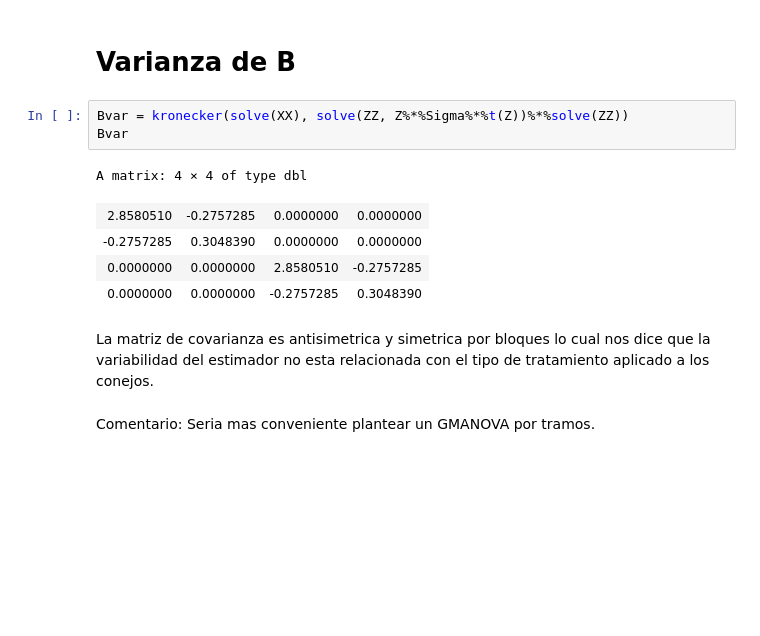
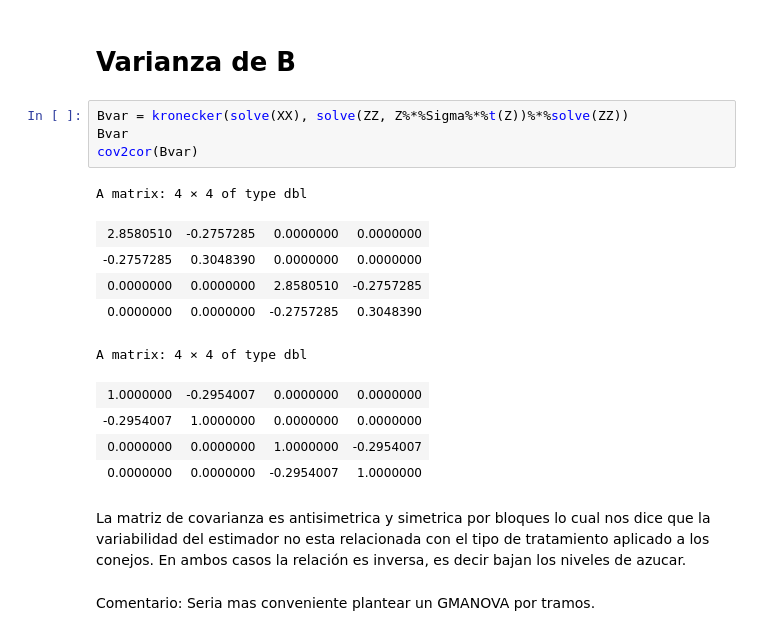
Before and after one commit to Fabimath/Multivariado, a Jupyter notebook: evaluación/p4.ipynb, the cells around one changed output. Cells and saved outputs as stored; diff of their text form; blank space fills up the shorter version.

```diff
--- a/evaluación/p4.ipynb
+++ b/evaluación/p4.ipynb
@@ -100,13 +107,19 @@ Existen fuertes correlaciones entre las variables.
 # %%
 Bvar = kronecker(solve(XX), solve(ZZ, Z%*%Sigma%*%t(Z))%*%solve(ZZ))
 Bvar
+cov2cor(Bvar)
 # %% [output]
 A matrix: 4 × 4 of type dbl
 | 2.8580510 | -0.2757285 | 0.0000000 | 0.0000000 |
 | -0.2757285 | 0.3048390 | 0.0000000 | 0.0000000 |
 | 0.0000000 | 0.0000000 | 2.8580510 | -0.2757285 |
 | 0.0000000 | 0.0000000 | -0.2757285 | 0.3048390 |
+A matrix: 4 × 4 of type dbl
+| 1.0000000 | -0.2954007 | 0.0000000 | 0.0000000 |
+| -0.2954007 | 1.0000000 | 0.0000000 | 0.0000000 |
+| 0.0000000 | 0.0000000 | 1.0000000 | -0.2954007 |
+| 0.0000000 | 0.0000000 | -0.2954007 | 1.0000000 |
 # %% [markdown]
-La matriz de covarianza es antisimetrica y simetrica por bloques lo cual nos dice que la variabilidad del estimador no esta relacionada con el tipo de tratamiento aplicado a los conejos.
+La matriz de covarianza es antisimetrica y simetrica por bloques lo cual nos dice que la variabilidad del estimador no esta relacionada con el tipo de tratamiento aplicado a los conejos. En ambos casos la relación es inversa, es decir bajan los niveles de azucar.
 # %% [markdown]
 Comentario: Seria mas conveniente plantear un GMANOVA por tramos.
```
Also changed, not shown: parts of 1 cell of this notebook.
